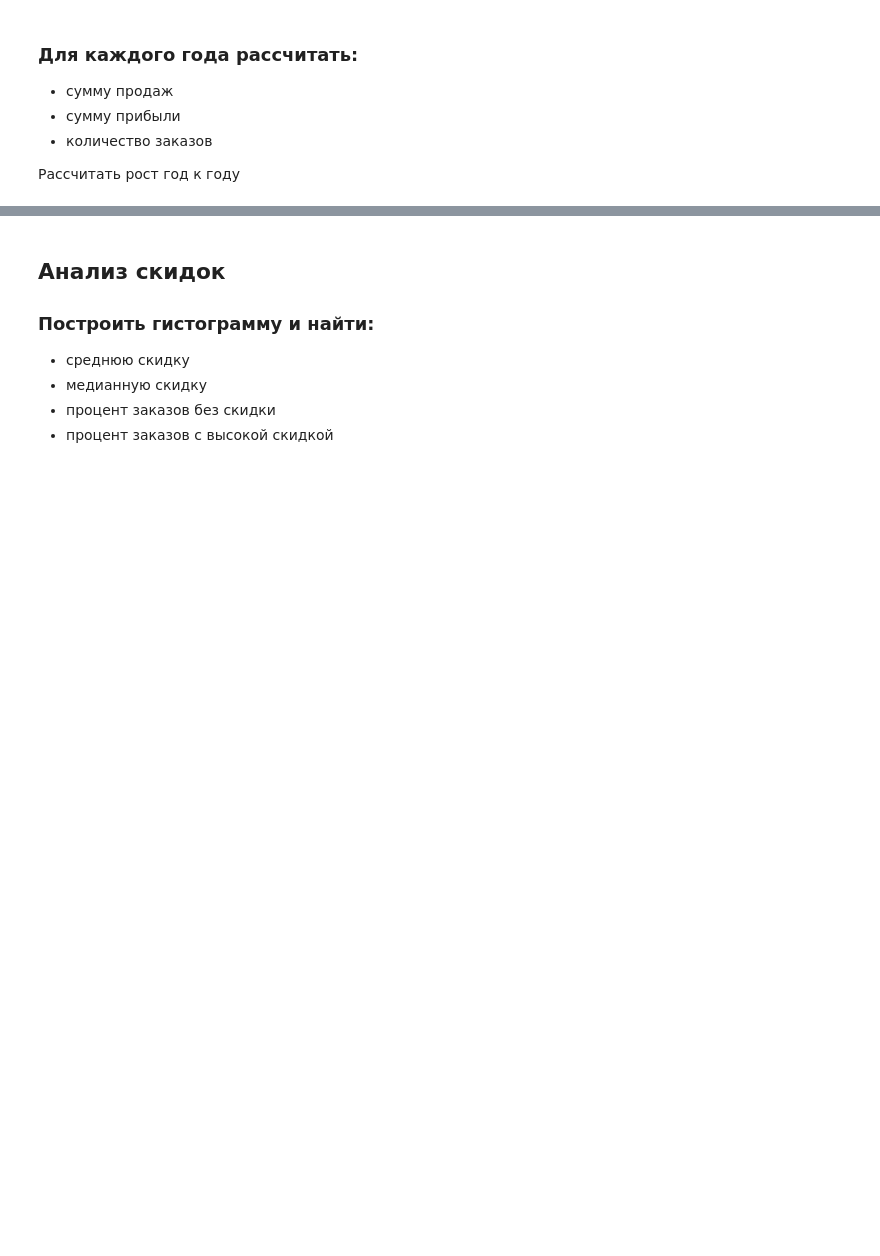
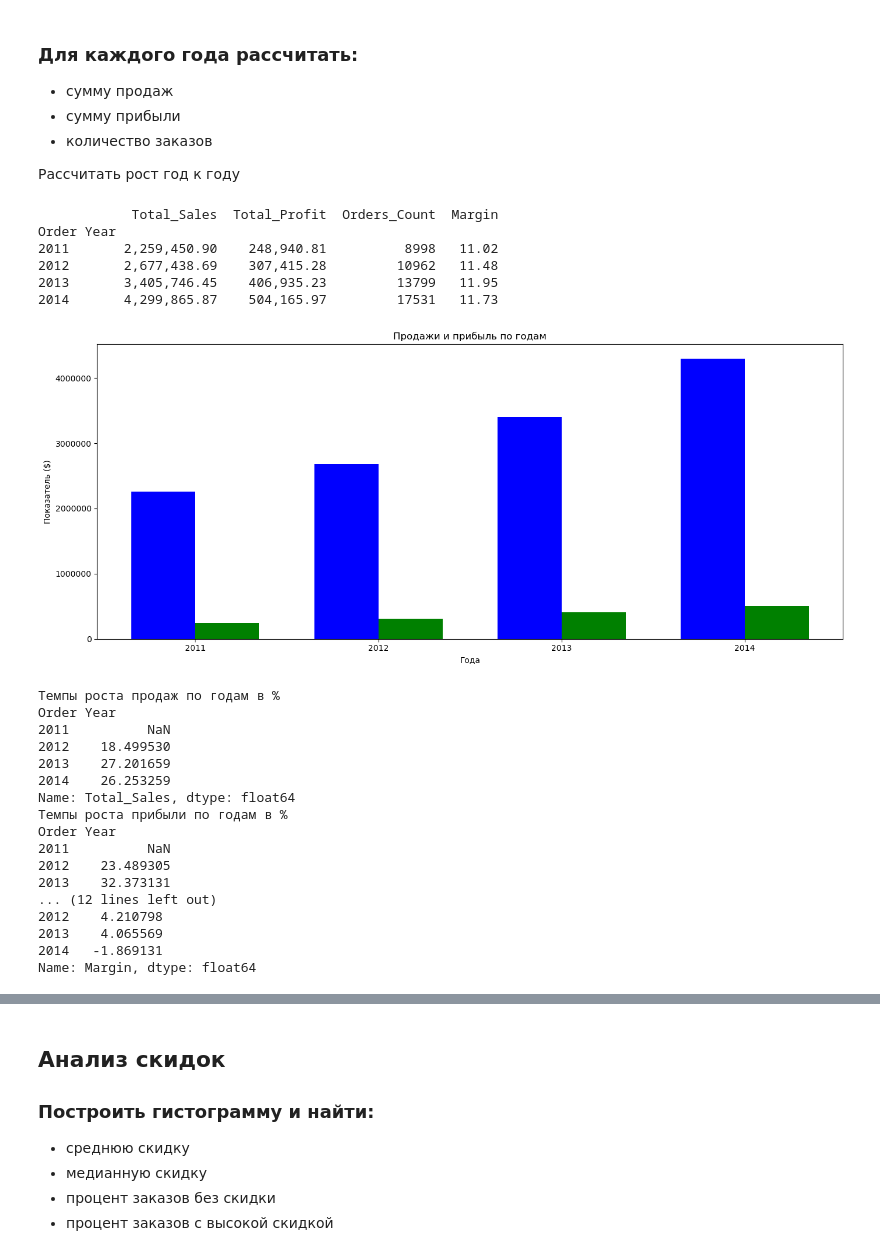
Before and after one commit to AlexanderSh11/powerbi-sales-dashboard-global-superstore, a Jupyter notebook: notebooks/01_eda_and_data_preparation.ipynb, the cells around one changed output, grey strips where cells are left out. Drawn from its saved outputs; the diff is of its cells as text; code cells hidden in the pictures; blank space fills up the shorter version.

```diff
--- a/notebooks/01_eda_and_data_preparation.ipynb
+++ b/notebooks/01_eda_and_data_preparation.ipynb
@@ -581,3 +626,64 @@ customers_by_segments
 - количество заказов
 
 Рассчитать рост год к году
+# %%
+orders_by_years = data_processed.groupby(data_processed["Order Year"]).agg({
+    "Sales": "sum",
+    "Profit": "sum",
+    "Order ID": "count",
+})
+orders_by_years.columns = ["Total_Sales", "Total_Profit", "Orders_Count"]
+
+orders_by_years["Margin"] = orders_by_years["Total_Profit"] / orders_by_years["Total_Sales"] * 100
+
+print(orders_by_years.to_string(float_format = '{:,.2f}'.format))
+
+fig, ax1 = plt.subplots(figsize=(14, 6))
+x = np.arange(len(orders_by_years))
+width = 0.35
+
+sales_bars = ax1.bar(x - width/2, orders_by_years["Total_Sales"], width, label="Sales", color="blue")
+profit_bars = ax1.bar(x + width/2, orders_by_years["Total_Profit"], width, label="Profit", color="green")
+
+plt.title("Продажи и прибыль по годам")
+ax1.set_xlabel("Года")
+ax1.set_ylabel("Показатель ($)")
+ax1.set_xticks(x)
+ax1.set_xticklabels(['2011', '2012', '2013', '2014'])
+ax1.ticklabel_format(style='plain', axis='y')
+plt.tight_layout()
+plt.show()
+
+print("Темпы роста продаж по годам в %")
+print(orders_by_years["Total_Sales"].pct_change() * 100)
+print("Темпы роста прибыли по годам в %")
+print(orders_by_years["Total_Profit"].pct_change() * 100)
+print("Темпы роста количества заказов по годам в %")
+print(orders_by_years["Orders_Count"].pct_change() * 100)
+print("Темпы роста маржинальности заказов по годам в %")
+print(orders_by_years["Margin"].pct_change() * 100)
+# %% [output]
+            Total_Sales  Total_Profit  Orders_Count  Margin
+Order Year
+2011       2,259,450.90    248,940.81          8998   11.02
+2012       2,677,438.69    307,415.28         10962   11.48
+2013       3,405,746.45    406,935.23         13799   11.95
+2014       4,299,865.87    504,165.97         17531   11.73
+[figure, added]
+Темпы роста продаж по годам в %
+Order Year
+2011          NaN
+2012    18.499530
+2013    27.201659
+2014    26.253259
+Name: Total_Sales, dtype: float64
+Темпы роста прибыли по годам в %
+Order Year
+2011          NaN
+2012    23.489305
+2013    32.373131
+... (12 lines left out)
+2012    4.210798
+2013    4.065569
+2014   -1.869131
+Name: Margin, dtype: float64
```
Also changed, not shown: parts of 3 cells of this notebook.
